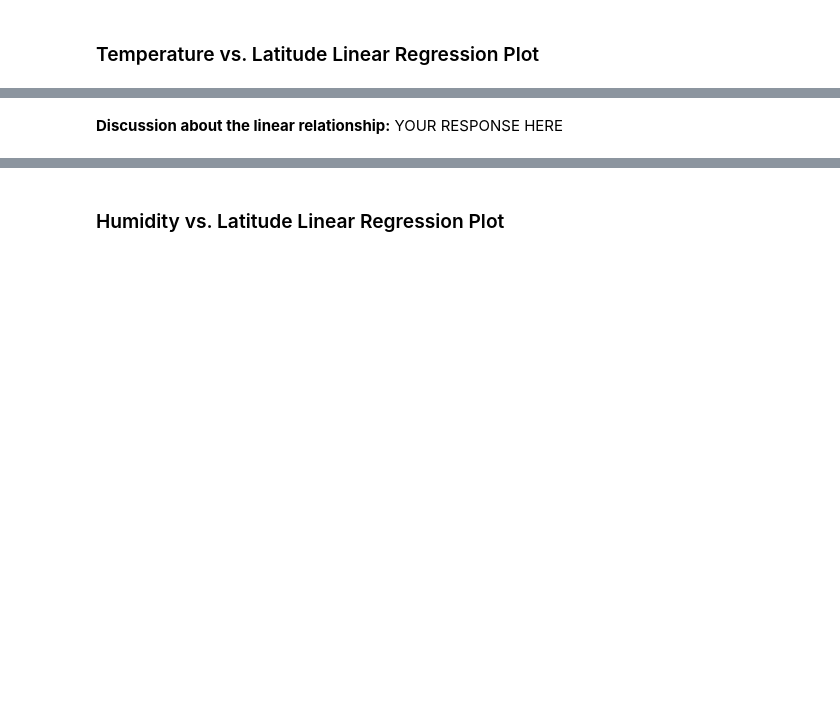
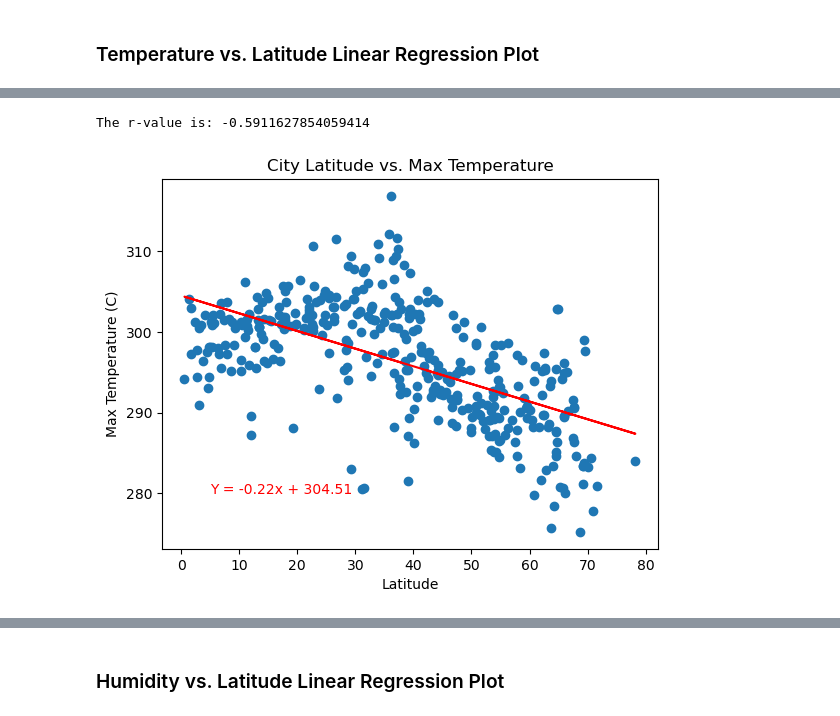
Before and after one commit to calirave/python-api-challenge, a Jupyter notebook: WeatherPy/WeatherPy.ipynb, the cells around one changed output, grey strips where cells are left out. Drawn from its saved outputs; the diff is of its cells as text; code cells hidden in the pictures; blank space fills up the shorter version.

```diff
--- a/WeatherPy/WeatherPy.ipynb
+++ b/WeatherPy/WeatherPy.ipynb
@@ -332,2 +320,24 @@ The r-value is: 0.4121057168607245
-# %% [markdown]
-**Discussion about the linear relationship:** YOUR RESPONSE HERE
+# %%
+# Linear regression on Northern Hemisphere
+# YOUR CODE HERE
+x = northern_hemi_df["Lat"]
+y = northern_hemi_df["Max Temp"]
+slope, intercept, r, p, stderr = linregress(x,y)
+regline = slope * x + intercept
+plt.scatter(x, y)
+# Incorporate the other graph properties
+# YOUR CODE HERE
+rndintercept = round(intercept, 2)
+rndslope = round(slope, 2)
+line = f"Y = {rndslope}x + {rndintercept}"
+plt.title("City Latitude vs. Max Temperature")
+plt.xlabel("Latitude")
+plt.ylabel("Max Temperature (C)")
+plt.plot(x, regline, color="r")
+plt.annotate(line, (5,280), color="r")
+# Show plot
+print(f"The r-value is: {r}")
+plt.show()
+# %% [output]
+The r-value is: -0.5911627854059414
+[figure, added]
```
Also changed, not shown: parts of 34 cells of this notebook, 6 other files.
